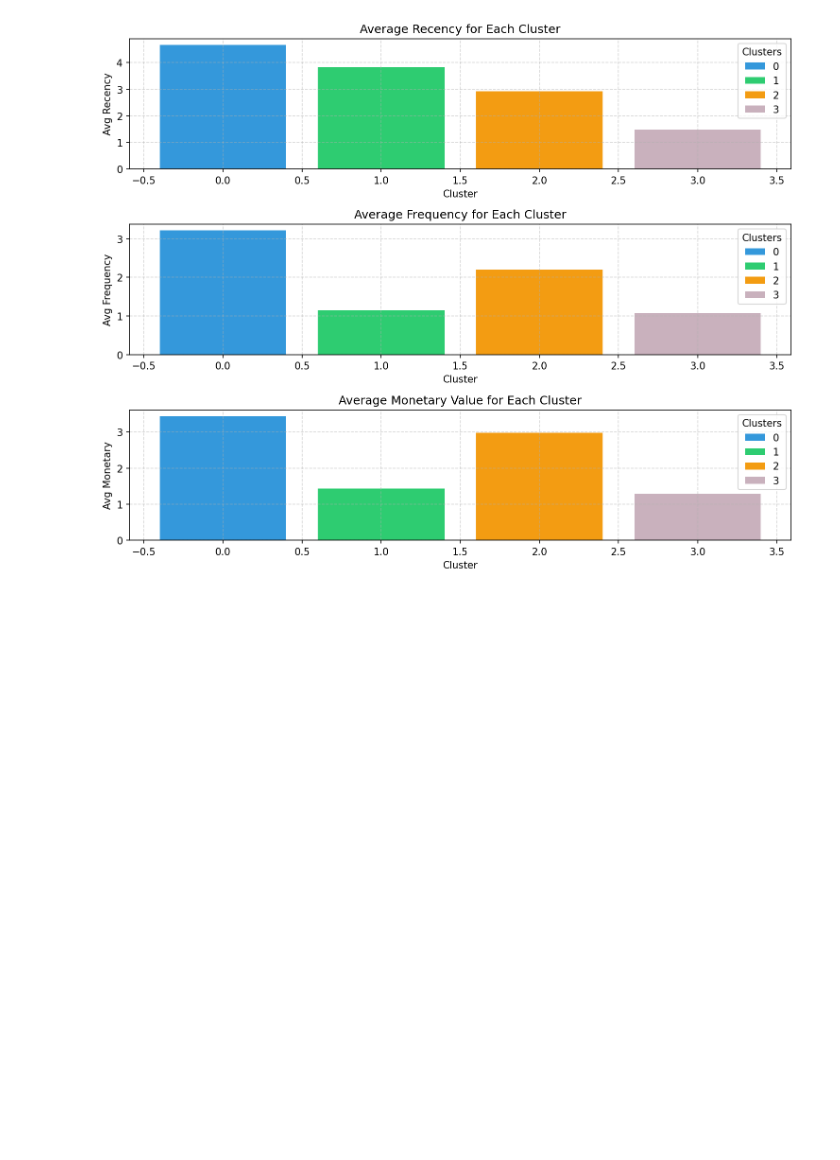
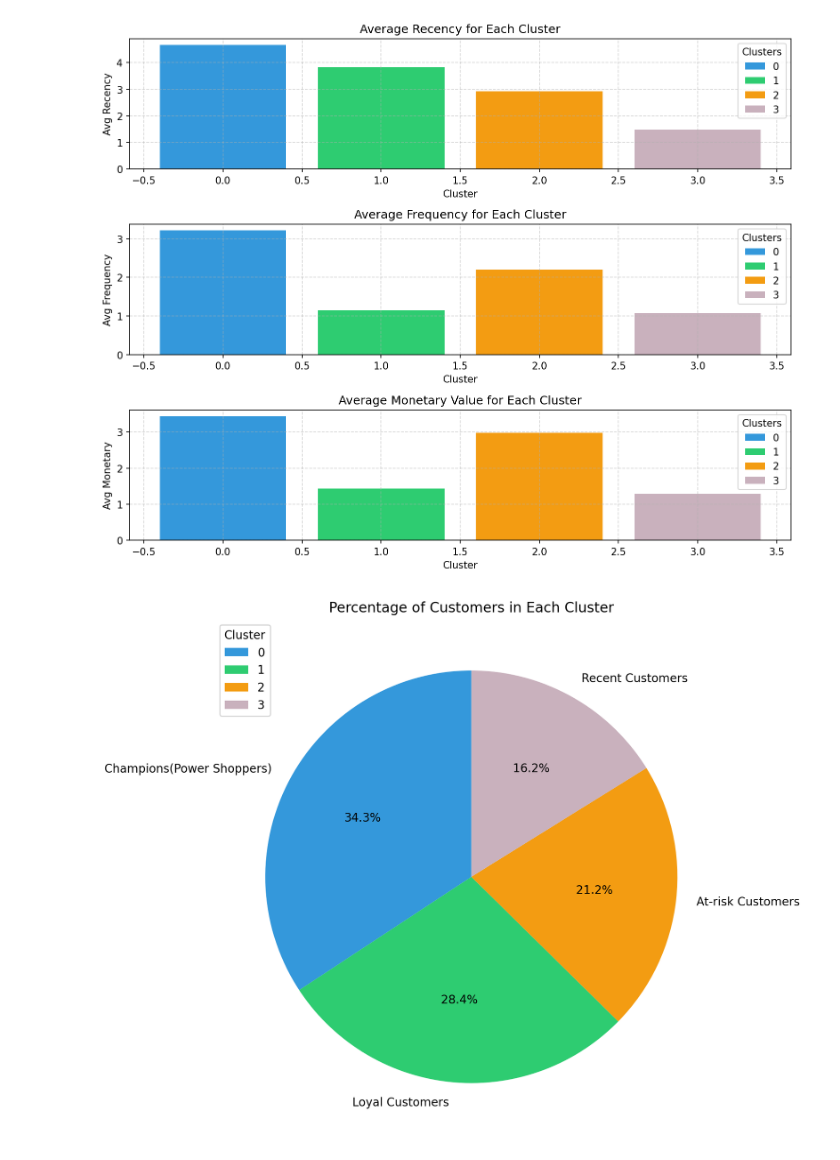
Before and after one commit to JohnKimaiyo/Business-Analyst-Projects, a Jupyter notebook: Python Data Analysis Projects/Customer Behaviour Projects/RFM Analysis/Online Shopping Data/August Online Shopping Customer.ipynb, the cells around one changed output. Drawn from its saved outputs; the diff is of its cells as text; code cells hidden in the pictures; blank space fills up the shorter version.

```diff
--- a/Python Data Analysis Projects/Customer Behaviour Projects/RFM Analysis/Online Shopping Data/August Online Shopping Customer.ipynb
+++ b/Python Data Analysis Projects/Customer Behaviour Projects/RFM Analysis/Online Shopping Data/August Online Shopping Customer.ipynb
@@ -347,3 +347,45 @@ plt.tight_layout()
 plt.show()
 # %% [output]
 [figure]
+# %%
+# Cluster 0: Of all the four clusters, this cluster has the highest recency, frequency, and monetary values. Let’s call the customers in this cluster champions (or power shoppers).
+
+
+# Cluster 1: This cluster is characterized by moderate recency, frequency, and monetary values. These customers still spend more and purchase more frequently than clusters 2 and 3. Let’s call them loyal customers.
+
+# Cluster 2: Customers in this cluster tend to spend less. They don’t buy often, and haven’t made a purchase recently either. These are likely inactive or at-risk customers
+
+# Cluster 3: This cluster is characterized by high recency and relatively lower frequency and moderate monetary values. So these are recent customers who can potentially become long-term customers.
+
+# Here are some examples of how you can tailor marketing efforts—to target customers in each segment—to enhance customer engagement and retention:
+
+# For Champions/Power Shoppers: Offer personalized special discounts, early access, and other premium perks to make them feel valued and appreciated.
+
+# For Loyal Customers: Appreciation campaigns, referral bonuses, and rewards for loyalty.
+
+# For At-Risk Customers: Re-engagement efforts that include running discounts or promotions to encourage buying.
+
+# For Recent Customers: Targeted campaigns educating them about the brand and discounts on subsequent purchases.
+
+# Let’s visualize the distribution of the different clusters using a pie chart:
+
+cluster_counts = rfm['Cluster'].value_counts()
+
+colors = ['#3498db', '#2ecc71', '#f39c12','#C9B1BD']
+# Calculate the total number of customers
+total_customers = cluster_counts.sum()
+
+# Calculate the percentage of customers in each cluster
+percentage_customers = (cluster_counts / total_customers) * 100
+
+labels = ['Champions(Power Shoppers)','Loyal Customers','At-risk Customers','Recent Customers']
+
+# Create a pie chart
+plt.figure(figsize=(8, 8),dpi=200)
+plt.pie(percentage_customers, labels=labels, autopct='%1.1f%%', startangle=90, colors=colors)
+plt.title('Percentage of Customers in Each Cluster')
+plt.legend(cluster_summary['Cluster'], title='Cluster', loc='upper left')
+
+plt.show()
+# %% [output]
+[figure, added]
```
Also changed, not shown: 1 other file.
